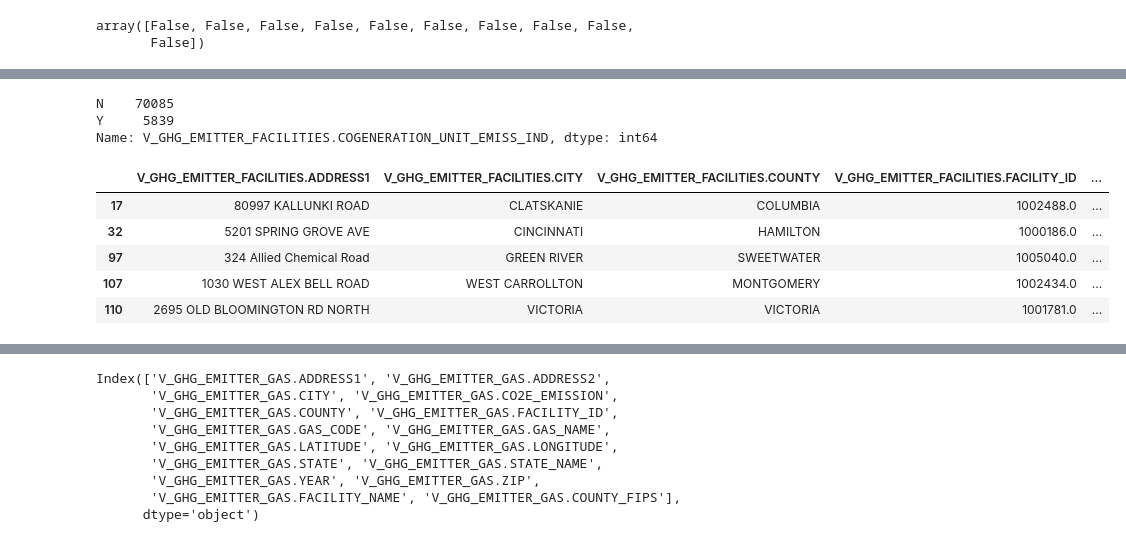
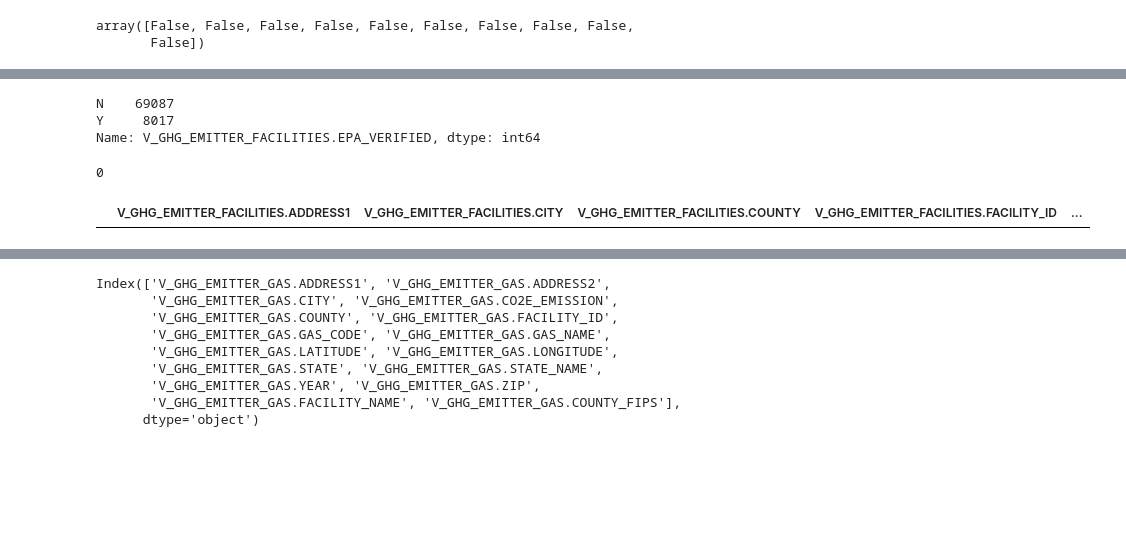
Before and after one commit to kalieknecht/data200-project, a Jupyter notebook: analysis/Analysis.ipynb, the cells around one changed output, grey strips where cells are left out. Cells and saved outputs as stored; diff of their text form; code cells hidden in the pictures; blank space fills up the shorter version.

```diff
--- a/analysis/Analysis.ipynb
+++ b/analysis/Analysis.ipynb
@@ -452,6 +458,21 @@ def find_county(df):
     -------
     df: original df with cleaned county data
     '''
+    # 1. based on county_fips
+    # define county map
+    co_map = df[['V_GHG_EMITTER_FACILITIES.COUNTY_FIPS','V_GHG_EMITTER_FACILITIES.COUNTY']].groupby('V_GHG_EMITTER_FACILITIES.COUNTY_FIPS').first(dropna=True)
+    co_map = co_map.squeeze().to_dict()
+
+    # construct mask of NaN values
+    nullmask = df['V_GHG_EMITTER_FACILITIES.COUNTY'].isnull()
+
+    # grab city name as county name
+    df.loc[nullmask,'V_GHG_EMITTER_FACILITIES.COUNTY'] = df.loc[nullmask,'V_GHG_EMITTER_FACILITIES.COUNTY_FIPS']
+
+    # convert city name to county based on map - will leave unmapped values as NaN
+    df.loc[nullmask,'V_GHG_EMITTER_FACILITIES.COUNTY'] = df.loc[nullmask,'V_GHG_EMITTER_FACILITIES.COUNTY'].map(co_map)
+
+    # 2. based on city
     # define county map
     co_map = df[['V_GHG_EMITTER_FACILITIES.CITY','V_GHG_EMITTER_FACILITIES.COUNTY']].groupby('V_GHG_EMITTER_FACILITIES.CITY').first(dropna=True)
     co_map = co_map.squeeze().to_dict()
@@ -465,8 +486,20 @@ def find_county(df):
     # convert city name to county based on map - will leave unmapped values as NaN
     df.loc[nullmask,'V_GHG_EMITTER_FACILITIES.COUNTY'] = df.loc[nullmask,'V_GHG_EMITTER_FACILITIES.COUNTY'].map(co_map)
 
-    # hand remaining NaNs?
-    print(nullmask.sum()," values changed")
+    # 3. based on zip
+    # define county map
+    co_map = df[['V_GHG_EMITTER_FACILITIES.ZIP','V_GHG_EMITTER_FACILITIES.COUNTY']].groupby('V_GHG_EMITTER_FACILITIES.ZIP').first(dropna=True)
+    co_map = co_map.squeeze().to_dict()
+
+    # construct mask of NaN values
+    nullmask = df['V_GHG_EMITTER_FACILITIES.COUNTY'].isnull()
+
+    # grab city name as county name
+    df.loc[nullmask,'V_GHG_EMITTER_FACILITIES.COUNTY'] = df.loc[nullmask,'V_GHG_EMITTER_FACILITIES.ZIP']
+
+    # convert city name to county based on map - will leave unmapped values as NaN
+    df.loc[nullmask,'V_GHG_EMITTER_FACILITIES.COUNTY'] = df.loc[nullmask,'V_GHG_EMITTER_FACILITIES.COUNTY'].map(co_map)
+
 
     return df
 # %%
@@ -507,8 +524,11 @@ greenhouse_gas_facility.drop('V_GHG_EMITTER_FACILITIES.ADDITIONAL_NAICS_CODES',a
-# %%
-# investigate COGENERATION_UNIT_EMISS_IND
-nullmask = greenhouse_gas_facility['V_GHG_EMITTER_FACILITIES.COGENERATION_UNIT_EMISS_IND'].isnull()
-greenhouse_gas_facility['V_GHG_EMITTER_FACILITIES.COGENERATION_UNIT_EMISS_IND'][~nullmask].value_counts()
-# %% [output]
-N    70085
-Y     5839
-Name: V_GHG_EMITTER_FACILITIES.COGENERATION_UNIT_EMISS_IND, dtype: int64
+# %%
+# EPA verified
+greenhouse_gas_facility['V_GHG_EMITTER_FACILITIES.EPA_VERIFIED'].value_counts()
+# only values are Y, so fill N/A with N
+greenhouse_gas_facility['V_GHG_EMITTER_FACILITIES.EPA_VERIFIED'].fillna('N',inplace=True)
+# check value counts
+greenhouse_gas_facility['V_GHG_EMITTER_FACILITIES.EPA_VERIFIED'].value_counts()
+# %% [output]
+N    69087
+Y     8017
+Name: V_GHG_EMITTER_FACILITIES.EPA_VERIFIED, dtype: int64
@@ -515,10 +627,7 @@ Name: V_GHG_EMITTER_FACILITIES.COGENERATION_UNIT_EMISS_IND, dtype: int64
 # %%
-yesmask = greenhouse_gas_facility['V_GHG_EMITTER_FACILITIES.COGENERATION_UNIT_EMISS_IND'] == 'Y'
-greenhouse_gas_facility[yesmask].head(5)
+nullmask = greenhouse_gas_facility['V_GHG_EMITTER_FACILITIES.LATITUDE'].isnull()
+print(nullmask.sum())
+greenhouse_gas_facility[nullmask].head(5)
 # %% [output]
+0
 |  | V_GHG_EMITTER_FACILITIES.ADDRESS1 | V_GHG_EMITTER_FACILITIES.CITY | V_GHG_EMITTER_FACILITIES.COUNTY | V_GHG_EMITTER_FACILITIES.FACILITY_ID | ... |
-| 17 | 80997 KALLUNKI ROAD | CLATSKANIE | COLUMBIA | 1002488.0 | ... |
-| 32 | 5201 SPRING GROVE AVE | CINCINNATI | HAMILTON | 1000186.0 | ... |
-| 97 | 324 Allied Chemical Road | GREEN RIVER | SWEETWATER | 1005040.0 | ... |
-| 107 | 1030 WEST ALEX BELL ROAD | WEST CARROLLTON | MONTGOMERY | 1002434.0 | ... |
-| 110 | 2695 OLD BLOOMINGTON RD NORTH | VICTORIA | VICTORIA | 1001781.0 | ... |
```
Also changed, not shown: parts of 55 cells of this notebook, 4 other files.
